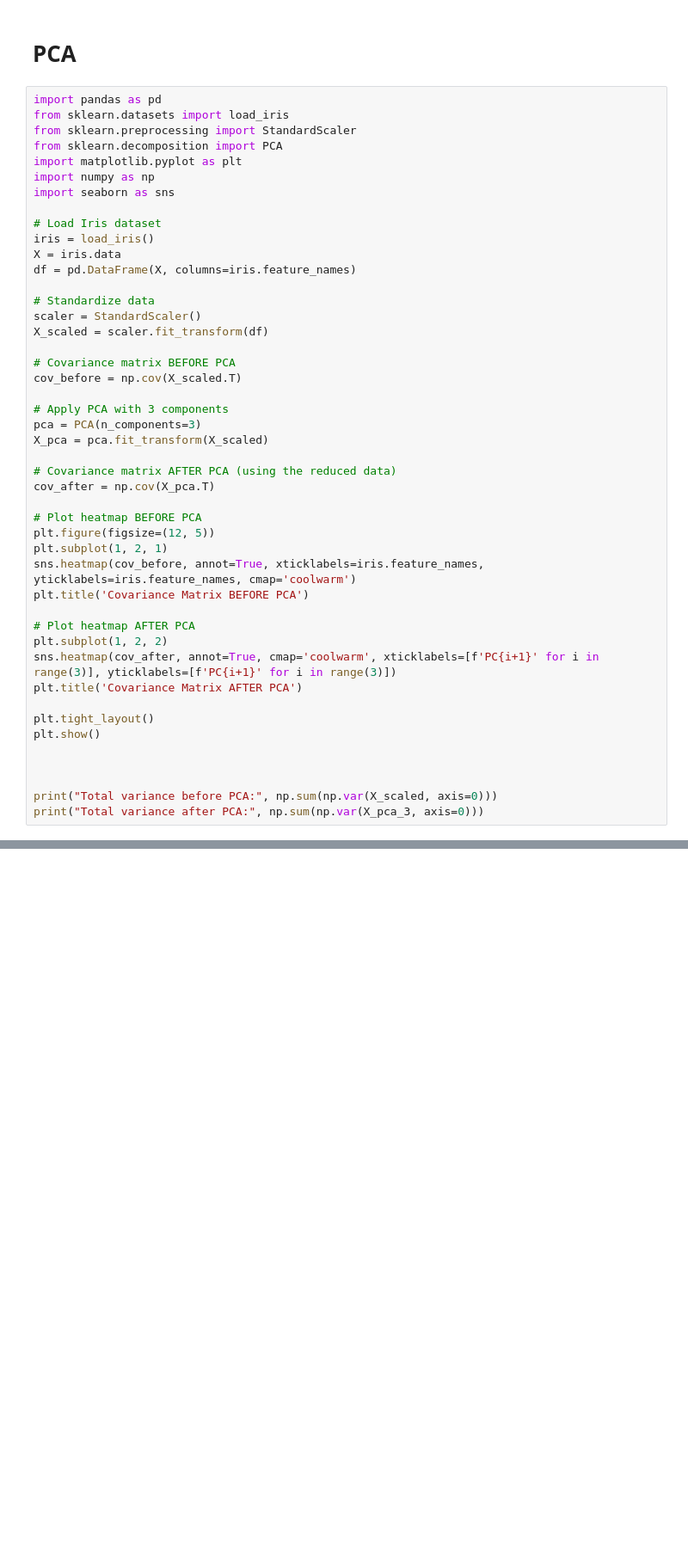
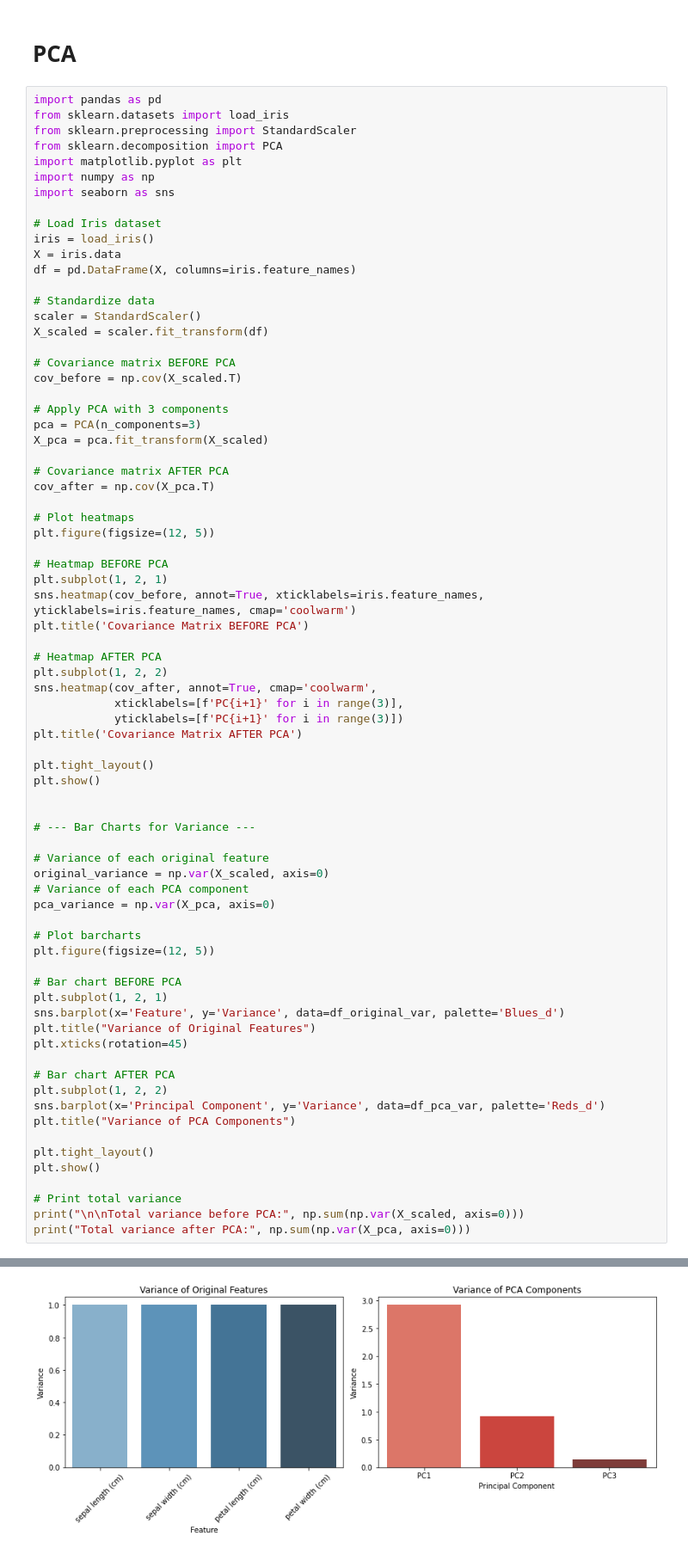
Before and after one commit to abhinavomanakuttan/KTU-LAB-WORKS, a Jupyter notebook: AL & DS LAB/LAB 7 (PCA)/PCA .ipynb, the cells around one changed output, grey strips where cells are left out. Shown at 86% size. Saved outputs shown, nothing was run; the diff lists cells and outputs as text; blank space fills up the shorter version.

```diff
--- a/AL & DS LAB/LAB 7 (PCA)/PCA .ipynb
+++ b/AL & DS LAB/LAB 7 (PCA)/PCA .ipynb
@@ -15,38 +15,67 @@ X = iris.data
 df = pd.DataFrame(X, columns=iris.feature_names)
 
 # Standardize data
 scaler = StandardScaler()
 X_scaled = scaler.fit_transform(df)
 
 # Covariance matrix BEFORE PCA
 cov_before = np.cov(X_scaled.T)
 
 # Apply PCA with 3 components
 pca = PCA(n_components=3)
 X_pca = pca.fit_transform(X_scaled)
 
-# Covariance matrix AFTER PCA (using the reduced data)
+# Covariance matrix AFTER PCA
 cov_after = np.cov(X_pca.T)
 
-# Plot heatmap BEFORE PCA
+# Plot heatmaps
 plt.figure(figsize=(12, 5))
+
+# Heatmap BEFORE PCA
 plt.subplot(1, 2, 1)
 sns.heatmap(cov_before, annot=True, xticklabels=iris.feature_names, yticklabels=iris.feature_names, cmap='coolwarm')
 plt.title('Covariance Matrix BEFORE PCA')
 
-# Plot heatmap AFTER PCA
+# Heatmap AFTER PCA
 plt.subplot(1, 2, 2)
-sns.heatmap(cov_after, annot=True, cmap='coolwarm', xticklabels=[f'PC{i+1}' for i in range(3)], yticklabels=[f'PC{i+1}' for i in range(3)])
+sns.heatmap(cov_after, annot=True, cmap='coolwarm',
+            xticklabels=[f'PC{i+1}' for i in range(3)],
+            yticklabels=[f'PC{i+1}' for i in range(3)])
 plt.title('Covariance Matrix AFTER PCA')
 
 plt.tight_layout()
 plt.show()
 
 
+# --- Bar Charts for Variance ---
 
-print("Total variance before PCA:", np.sum(np.var(X_scaled, axis=0)))
-print("Total variance after PCA:", np.sum(np.var(X_pca_3, axis=0)))
+# Variance of each original feature
+original_variance = np.var(X_scaled, axis=0)
+# Variance of each PCA component
+pca_variance = np.var(X_pca, axis=0)
+
+# Plot barcharts
+plt.figure(figsize=(12, 5))
+
+# Bar chart BEFORE PCA
+plt.subplot(1, 2, 1)
+sns.barplot(x='Feature', y='Variance', data=df_original_var, palette='Blues_d')
+plt.title("Variance of Original Features")
+plt.xticks(rotation=45)
+
+# Bar chart AFTER PCA
+plt.subplot(1, 2, 2)
+sns.barplot(x='Principal Component', y='Variance', data=df_pca_var, palette='Reds_d')
+plt.title("Variance of PCA Components")
+
+plt.tight_layout()
+plt.show()
+
+# Print total variance
+print("\n\nTotal variance before PCA:", np.sum(np.var(X_scaled, axis=0)))
+print("Total variance after PCA:", np.sum(np.var(X_pca, axis=0)))
 # %% [output]
 [figure]
+[figure, added]
 Total variance before PCA: 3.9999999999999987
 Total variance after PCA: 3.979285163571385
```
